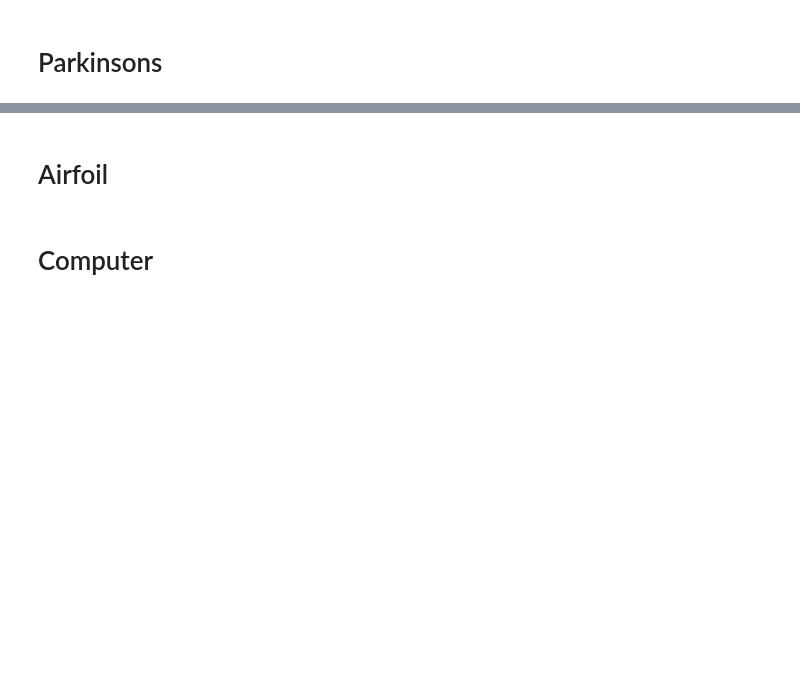
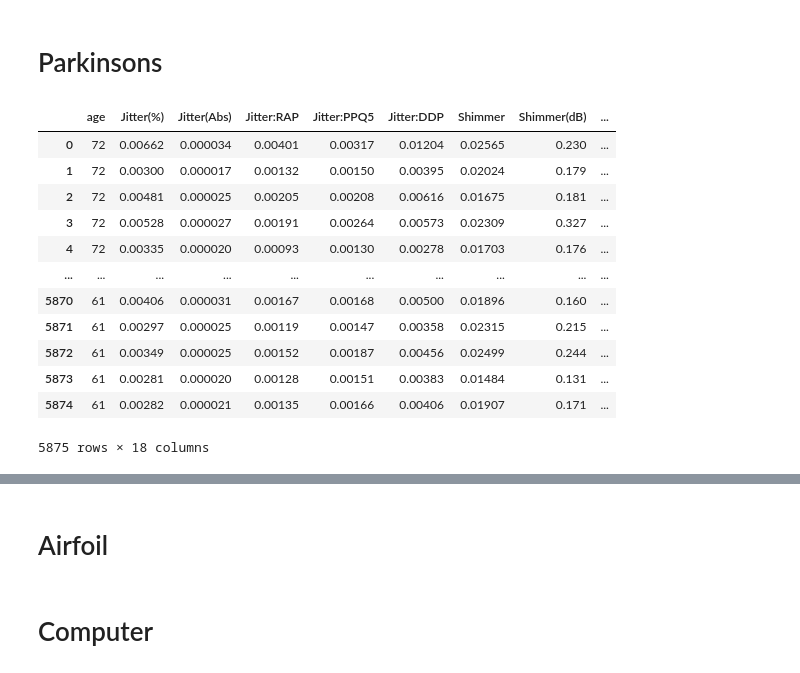
Before and after one commit to mattyshen/adaptiveTTI, a Jupyter notebook: download_process_data.ipynb, the cells around one changed output, grey strips where cells are left out. Saved outputs shown, nothing was run; the diff lists cells and outputs as text; code cells hidden in the pictures; blank space fills up the shorter version.

```diff
--- a/download_process_data.ipynb
+++ b/download_process_data.ipynb
@@ -205,5 +233,21 @@ data = "data_parkinsons"
 parkinsons_telemonitoring = fetch_ucirepo(id=189)
 
 # data (as pandas dataframes)
-X_orig = parkinsons_telemonitoring.data.features.drop(columns = "test_time")
-y = parkinsons_telemonitoring.data.targets.total_UPDRS.to_numpy()
+X = parkinsons_telemonitoring.data.features.drop(columns = "test_time")
+y = parkinsons_telemonitoring.data.targets.total_UPDRS
+# %%
+X
+# %% [output]
+|  | age | Jitter(%) | Jitter(Abs) | Jitter:RAP | Jitter:PPQ5 | Jitter:DDP | Shimmer | Shimmer(dB) | ... |
+| 0 | 72 | 0.00662 | 0.000034 | 0.00401 | 0.00317 | 0.01204 | 0.02565 | 0.230 | ... |
+| 1 | 72 | 0.00300 | 0.000017 | 0.00132 | 0.00150 | 0.00395 | 0.02024 | 0.179 | ... |
+| 2 | 72 | 0.00481 | 0.000025 | 0.00205 | 0.00208 | 0.00616 | 0.01675 | 0.181 | ... |
+| 3 | 72 | 0.00528 | 0.000027 | 0.00191 | 0.00264 | 0.00573 | 0.02309 | 0.327 | ... |
+| 4 | 72 | 0.00335 | 0.000020 | 0.00093 | 0.00130 | 0.00278 | 0.01703 | 0.176 | ... |
+| ... | ... | ... | ... | ... | ... | ... | ... | ... | ... |
+| 5870 | 61 | 0.00406 | 0.000031 | 0.00167 | 0.00168 | 0.00500 | 0.01896 | 0.160 | ... |
+| 5871 | 61 | 0.00297 | 0.000025 | 0.00119 | 0.00147 | 0.00358 | 0.02315 | 0.215 | ... |
+| 5872 | 61 | 0.00349 | 0.000025 | 0.00152 | 0.00187 | 0.00456 | 0.02499 | 0.244 | ... |
+| 5873 | 61 | 0.00281 | 0.000020 | 0.00128 | 0.00151 | 0.00383 | 0.01484 | 0.131 | ... |
+| 5874 | 61 | 0.00282 | 0.000021 | 0.00135 | 0.00166 | 0.00406 | 0.01907 | 0.171 | ... |
+5875 rows × 18 columns
```
Also changed, not shown: parts of 47 cells of this notebook, 7 other files.
